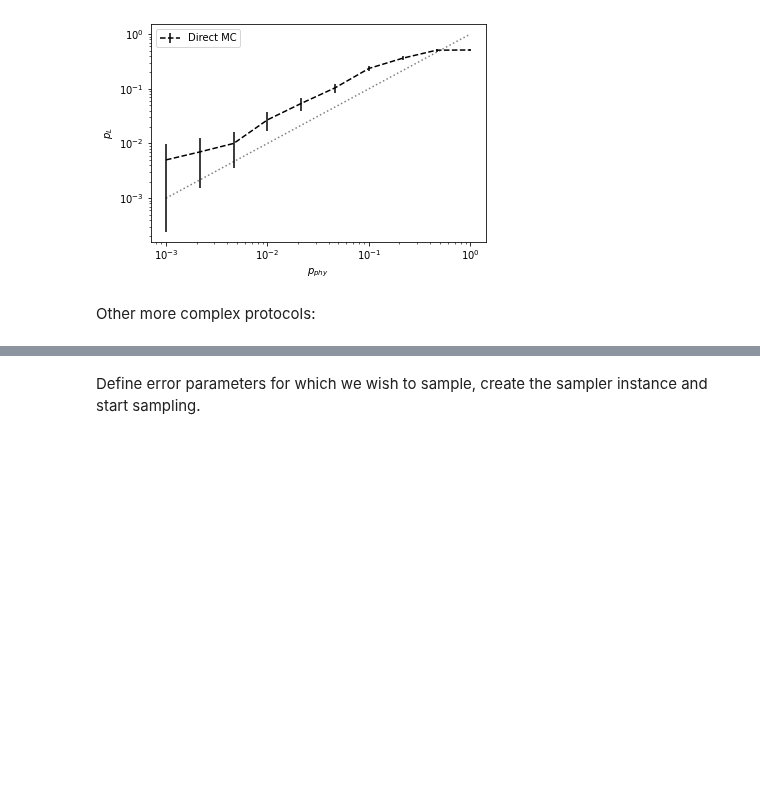
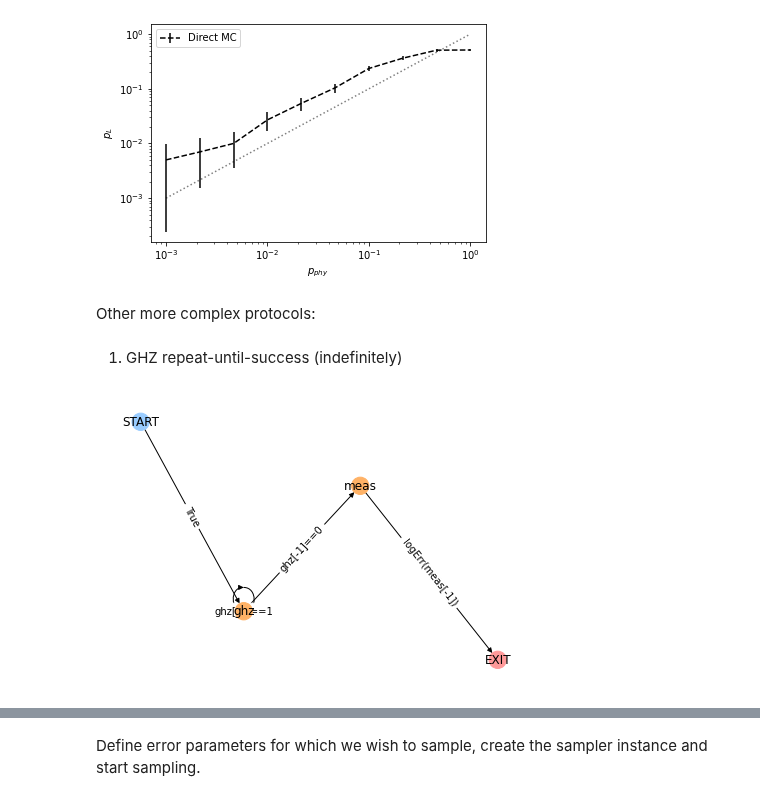
Before and after one commit to dpwinter/qsample, a Jupyter notebook: 05_samplers.ipynb, the cells around one changed output, grey strips where cells are left out. Saved outputs shown, nothing was run; the diff lists cells and outputs as text; code cells hidden in the pictures; blank space fills up the shorter version.

```diff
--- a/05_samplers.ipynb
+++ b/05_samplers.ipynb
@@ -125,3 +125,33 @@ plt.legend();
 [figure]
 # %% [markdown]
 Other more complex protocols:
+# %% [markdown]
+1. GHZ repeat-until-success (indefinitely)
+# %%
+from qsam.protocol import Protocol, draw_protocol, iterate
+from qsam.circuit import Circuit
+
+ghz = Circuit([ {"H": {0}},
+                {"CNOT": {(0,1)}},
+                {"CNOT": {(1,2)}},
+                {"CNOT": {(2,3)}},
+                {"CNOT": {(3,4)}},
+                {"CNOT": {(0,4)}},
+                {"measure": {4}}   ])
+
+meas = Circuit([ {"measure": {0,1,2,3}} ])
+
+def logErr(m):
+    return True if m==1 else False
+
+functions = {'logErr': logErr}
+
+g = Protocol()
+g.add_nodes_from(['ghz', 'meas'], circuits=[ghz, meas])
+g.add_edge('START', 'ghz', check='True')
+g.add_edge('ghz', 'ghz', check='ghz[-1]==1')
+g.add_edge('ghz', 'meas', check='ghz[-1]==0')
+g.add_edge('meas', 'EXIT', check='logErr(meas[-1])')
+draw_protocol(g)
+# %% [output]
+[figure, added]
```
Also changed, not shown: parts of 5 cells of this notebook.
